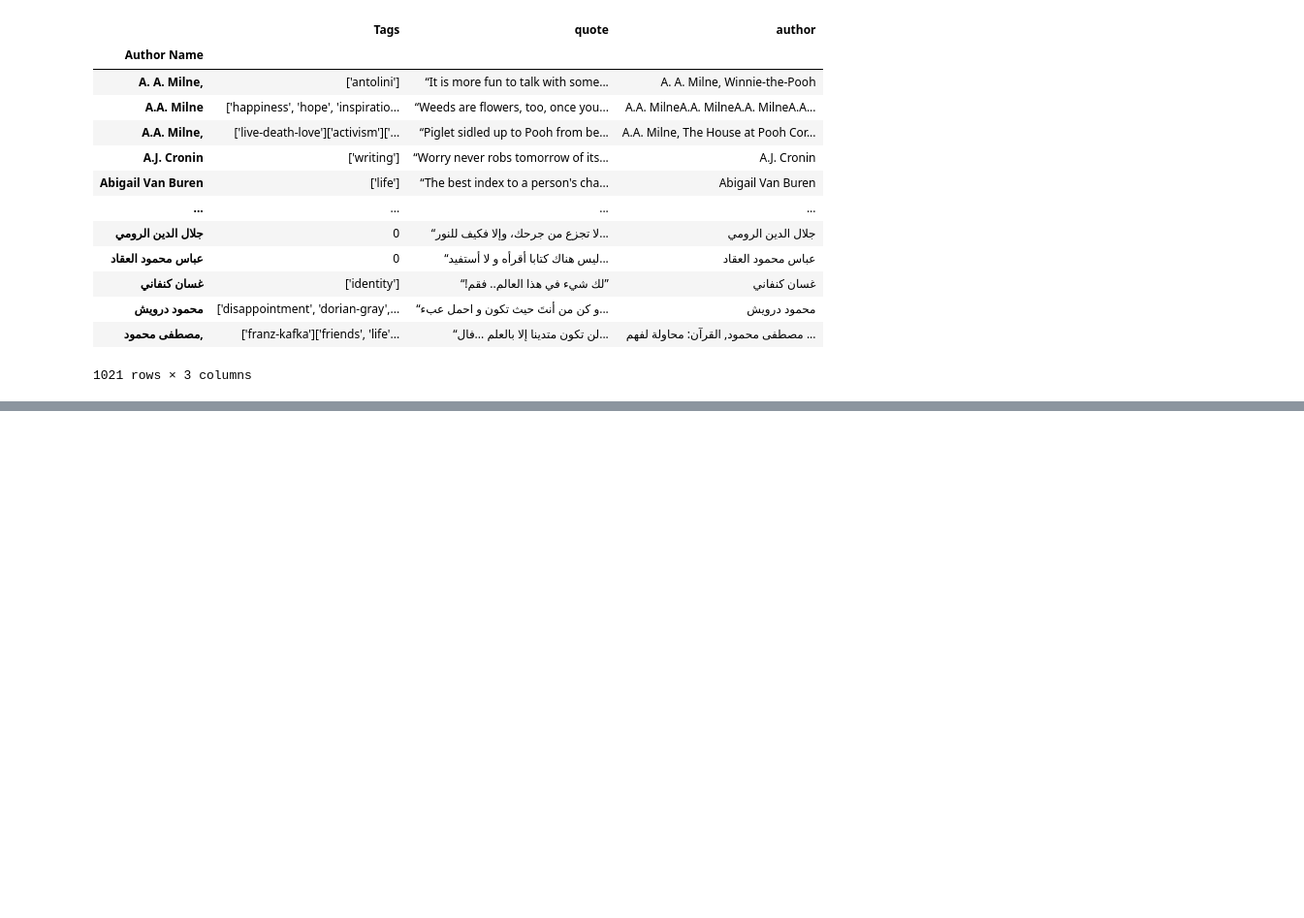
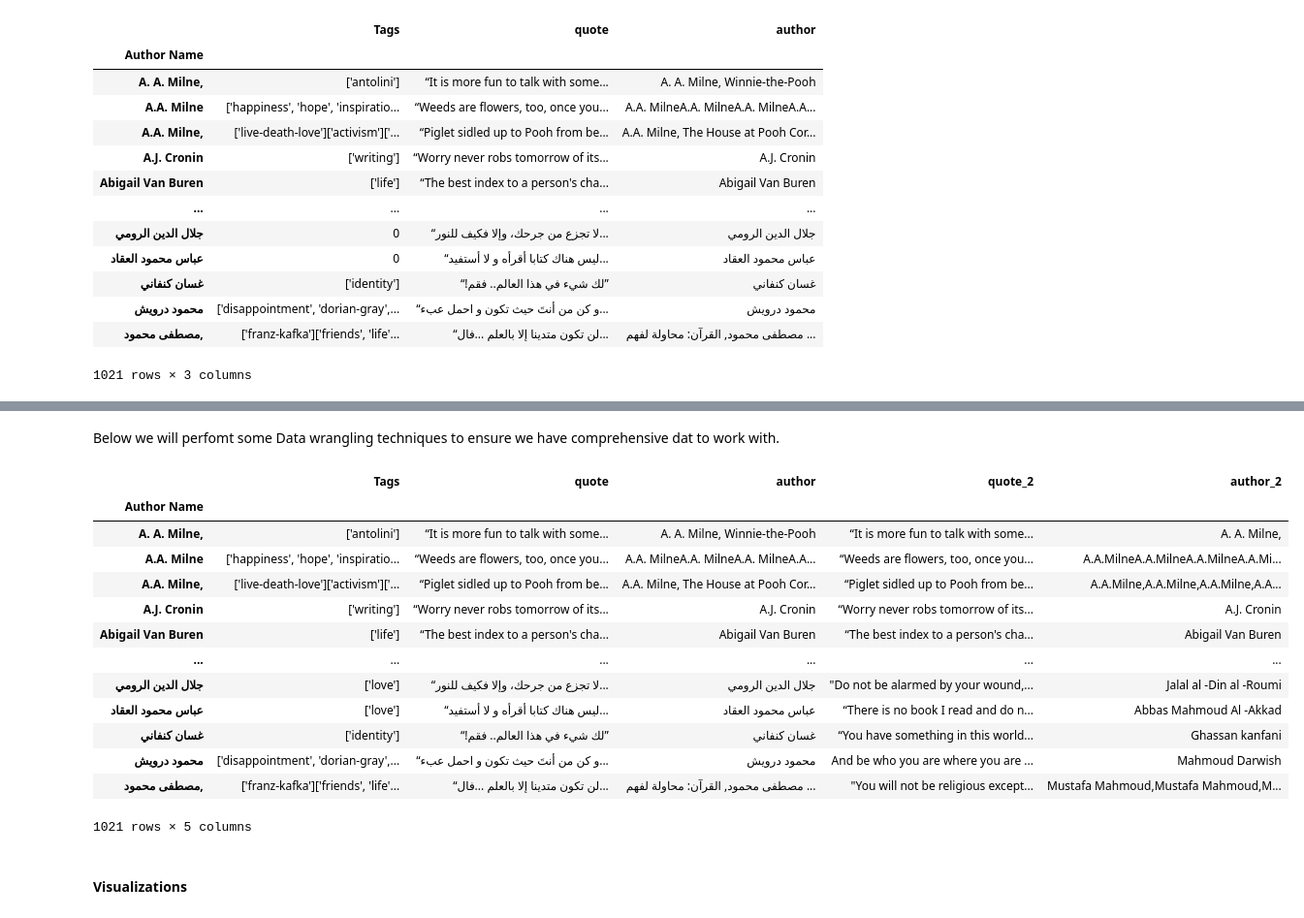
Before and after one commit to I-Macharia/Everyday_Quotes, a Jupyter notebook: Quotes.ipynb, the cells around one changed output, grey strips where cells are left out. Shown at 97% size. Drawn from its saved outputs; the diff is of its cells as text; code cells hidden in the pictures; blank space fills up the shorter version.

```diff
--- a/Quotes.ipynb
+++ b/Quotes.ipynb
@@ -203,0 +167,3 @@ list(quotes.Tags)
+# %%
+# Reading the new file
+quotes_2 = pd.read_csv(r'E:\Documents\data_science\post_capstone\Everyday_Quotes\Everyday_Quotes\quotes_2.csv', index_col=0)
@@ -203,0 +179,27 @@ list(quotes.Tags)
+# %% [markdown]
+Below we will perfomt some Data wrangling techniques to ensure we have comprehensive dat to work with.
+# %%
+# Drop duplicate rows across all columns
+quotes_2 = quotes_2.drop_duplicates()
+# %%
+# Replace missing values with the most common value of each column in: 'Tags'
+quotes_2 = quotes_2.fillna({'Tags': quotes_2['Tags'].mode()[0]})
+# %%
+quotes_2.groupby('Author Name').sum()
+# %% [output]
+|  | Tags | quote | author | quote_2 | author_2 |
+| Author Name |  |  |  |  |  |
+| A. A. Milne, | ['antolini'] | “It is more fun to talk with some... | A. A. Milne, Winnie-the-Pooh | “It is more fun to talk with some... | A. A. Milne, |
+| A.A. Milne | ['happiness', 'hope', 'inspiratio... | “Weeds are flowers, too, once you... | A.A. MilneA.A. MilneA.A. MilneA.A... | “Weeds are flowers, too, once you... | A.A.MilneA.A.MilneA.A.MilneA.A.Mi... |
+| A.A. Milne, | ['live-death-love']['activism']['... | “Piglet sidled up to Pooh from be... | A.A. Milne, The House at Pooh Cor... | “Piglet sidled up to Pooh from be... | A.A.Milne,A.A.Milne,A.A.Milne,A.A... |
+| A.J. Cronin | ['writing'] | “Worry never robs tomorrow of its... | A.J. Cronin | “Worry never robs tomorrow of its... | A.J. Cronin |
+| Abigail Van Buren | ['life'] | “The best index to a person's cha... | Abigail Van Buren | “The best index to a person's cha... | Abigail Van Buren |
+| ... | ... | ... | ... | ... | ... |
+| جلال الدين الرومي | ['love'] | “لا تجزع من جرحك، وإلا فكيف للنور... | جلال الدين الرومي | "Do not be alarmed by your wound,... | Jalal al -Din al -Roumi |
+| عباس محمود العقاد | ['love'] | “ليس هناك كتابا أقرأه و لا أستفيد... | عباس محمود العقاد | “There is no book I read and do n... | Abbas Mahmoud Al -Akkad |
+| غسان كنفاني | ['identity'] | “!لك شيء في هذا العالم.. فقم” | غسان كنفاني | “You have something in this world... | Ghassan kanfani |
+| محمود درويش | ['disappointment', 'dorian-gray',... | “و كن من أنتَ حيث تكون و احمل عبء... | محمود درويش | And be who you are where you are ... | Mahmoud Darwish |
+| مصطفى محمود, | ['franz-kafka']['friends', 'life'... | “لن تكون متدينا إلا بالعلم ...فال... | مصطفى محمود, القرآن: محاولة لفهم ... | "You will not be religious except... | Mustafa Mahmoud,Mustafa Mahmoud,M... |
+1021 rows × 5 columns
+# %% [markdown]
+#### Visualizations
```
Also changed, not shown: parts of 14 cells of this notebook, 1 other file.
